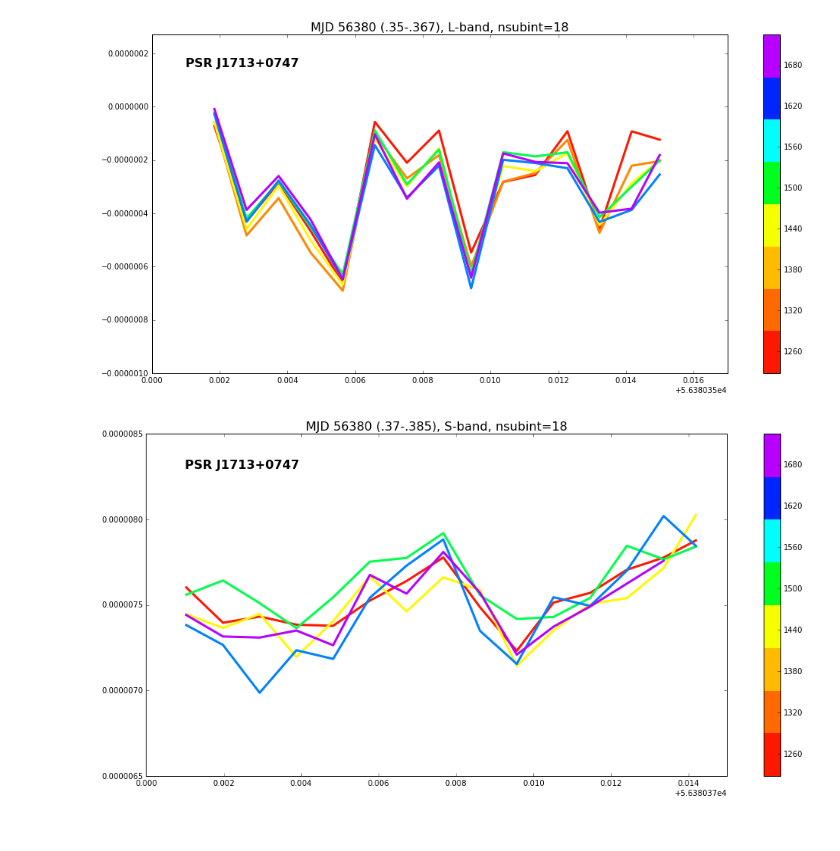
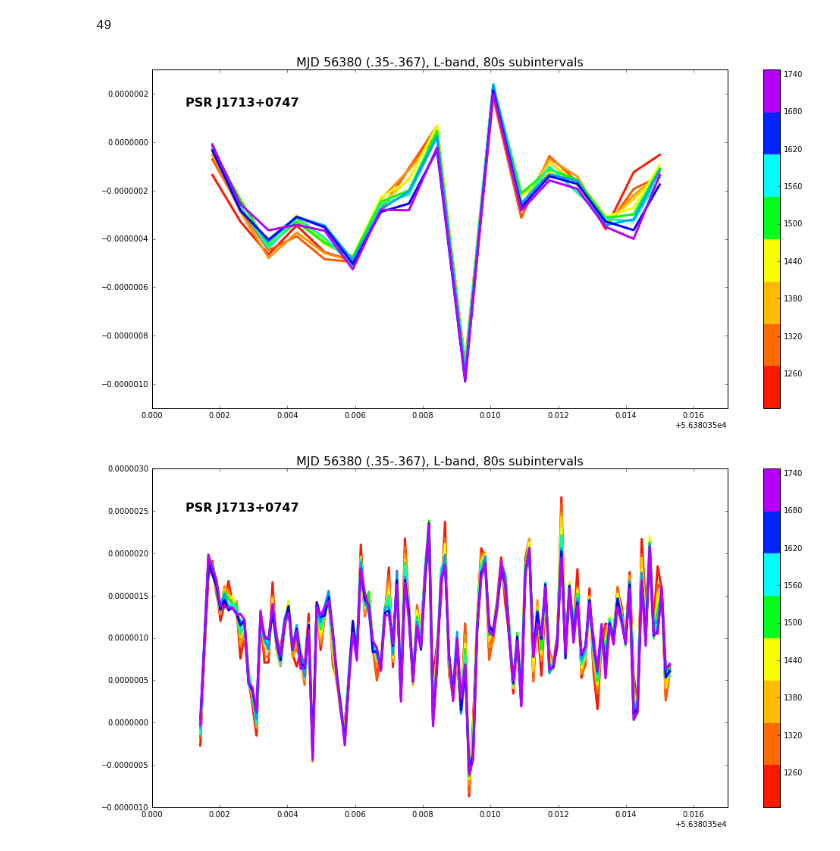
Before and after one commit to elliesch/pulsar_codes, a Jupyter notebook: ResidVsTime.ipynb, the cells around one changed output. Drawn from its saved outputs; the diff is of its cells as text; code cells hidden in the pictures.

Commit message:
Used jitterpipe for ML plots

```diff
--- a/ResidVsTime.ipynb
+++ b/ResidVsTime.ipynb
@@ -345,13 +93,18 @@ print min(x.bary_freq[(x.bary_TOA > 56380.35) & (x.bary_TOA < 56380.367)])
+# %%
+498/10
+# %% [output]
+49
 # %%
 #Create a plot that goes up by increments of 62 and then plots each line as a different color.
 #This uses the same section as the Lam plot
 
+x=r.read_residuals(filename="/nimrod1/eschwab/residuals/resid_56380_80F8.tmp")
 
 #Define the colormap
 
 interval=np.hstack([np.linspace(0.05, 0.25), np.linspace(0.35,0.9)])
 colors=plt.cm.gist_rainbow(interval)
-cmap_lines=LinearSegmentedColormap.from_list('name', colors, 6)
+cmap_lines=LinearSegmentedColormap.from_list('name', colors, 10)
 
 #setting tick numbers for the colorbar too
 tick_locator_lines = ticker.MaxNLocator(nbins=7)
@@ -362,22 +115,22 @@ Resid=x.prefit_sec[(x.bary_TOA > 56380.35) & (x.bary_TOA < 56380.367)]
 Freq=x.bary_freq[(x.bary_TOA > 56380.35) & (x.bary_TOA < 56380.367)]
 
 n = 1227
-m = 1310
+m = 1278
 fig,ax = plt.subplots(figsize=(17,8))
 
 
-for i in range (0,6):
+for i in range (0,10):
     ax.plot(TOA[(Freq > n) & (Freq < m)],
                   Resid[(Freq > n) & (Freq < m)], color=cmap_lines(i), lw=3)
-    ax.set_title('MJD 56380 (.35-.367), L-band, nsubint=18', fontsize='16')
+    ax.set_title('MJD 56380 (.35-.367), L-band, 80s subintervals', fontsize='16')
     ax.set_xlim(56380.35, 56380.367)
-    ax.set_ylim(-0.000001, 0.00000027)
-    n=n+83
-    m=m+83
+    ax.set_ylim(-0.0000011, 0.0000003)
+    n=n+49
+    m=m+49
 ax.annotate('PSR J1713+0747', xy=(56380.351,0.00000015), fontweight='bold', fontsize='16')
 fig.colorbar(cax)
 plt.show()
 
 #need to fix the colorbar - right now it's calling the plot above (8-color)
 # %% [output]
-[figure, old version]
+[figure, new version]
@@ -387,27 +137,37 @@ print min(x.bary_freq[(x.bary_TOA > 56380.370) & (x.bary_TOA < 56380.387)])
 # %%
-#Same MJD as Lam paper, but next section of observations
+x=r.read_residuals(filename="/nimrod1/eschwab/residuals/resid_56380_NTF8.tmp")
 
-TOA=x.bary_TOA[(x.bary_TOA > 56380.370) & (x.bary_TOA < 56380.387)]
-Resid=x.prefit_sec[(x.bary_TOA > 56380.37) & (x.bary_TOA < 56380.387)]
-Freq=x.bary_freq[(x.bary_TOA > 56380.37) & (x.bary_TOA < 56380.387)]
+#Define the colormap
 
-n = 1856
-m = 1941
+interval=np.hstack([np.linspace(0.05, 0.25), np.linspace(0.35,0.9)])
+colors=plt.cm.gist_rainbow(interval)
+cmap_lines=LinearSegmentedColormap.from_list('name', colors, 10)
+
+#setting tick numbers for the colorbar too
+tick_locator_lines = ticker.MaxNLocator(nbins=7)
+
+
+TOA=x.bary_TOA[(x.bary_TOA > 56380.35) & (x.bary_TOA < 56380.367)]
+Resid=x.prefit_sec[(x.bary_TOA > 56380.35) & (x.bary_TOA < 56380.367)]
+Freq=x.bary_freq[(x.bary_TOA > 56380.35) & (x.bary_TOA < 56380.367)]
+
+n = 1227
+m = 1278
 fig,ax = plt.subplots(figsize=(17,8))
 
 
-for i in range (0,6):
+for i in range (0,10):
     ax.plot(TOA[(Freq > n) & (Freq < m)],
                   Resid[(Freq > n) & (Freq < m)], color=cmap_lines(i), lw=3)
-    ax.set_title('MJD 56380 (.37-.385), S-band, nsubint=18', fontsize='16')
-    ax.set_xlim(56380.37, 56380.385)
-    ax.set_ylim(0.0000065, 0.0000085)
-    n=n+85
-    m=m+85
-ax.annotate('PSR J1713+0747', xy=(56380.371,0.0000083), fontweight='bold', fontsize='16')
+    ax.set_title('MJD 56380 (.35-.367), L-band, 80s subintervals', fontsize='16')
+    ax.set_xlim(56380.35, 56380.367)
+    ax.set_ylim(-0.000001, 0.000003)
+    n=n+49
+    m=m+49
+ax.annotate('PSR J1713+0747', xy=(56380.351,0.0000025), fontweight='bold', fontsize='16')
 fig.colorbar(cax)
 plt.show()
 
-#This colorbar is incorrect!
+#need to fix the colorbar - right now it's calling the plot above (8-color)
 # %% [output]
-[figure, old version]
+[figure, new version]
```
Also changed, not shown: parts of 33 cells of this notebook.
